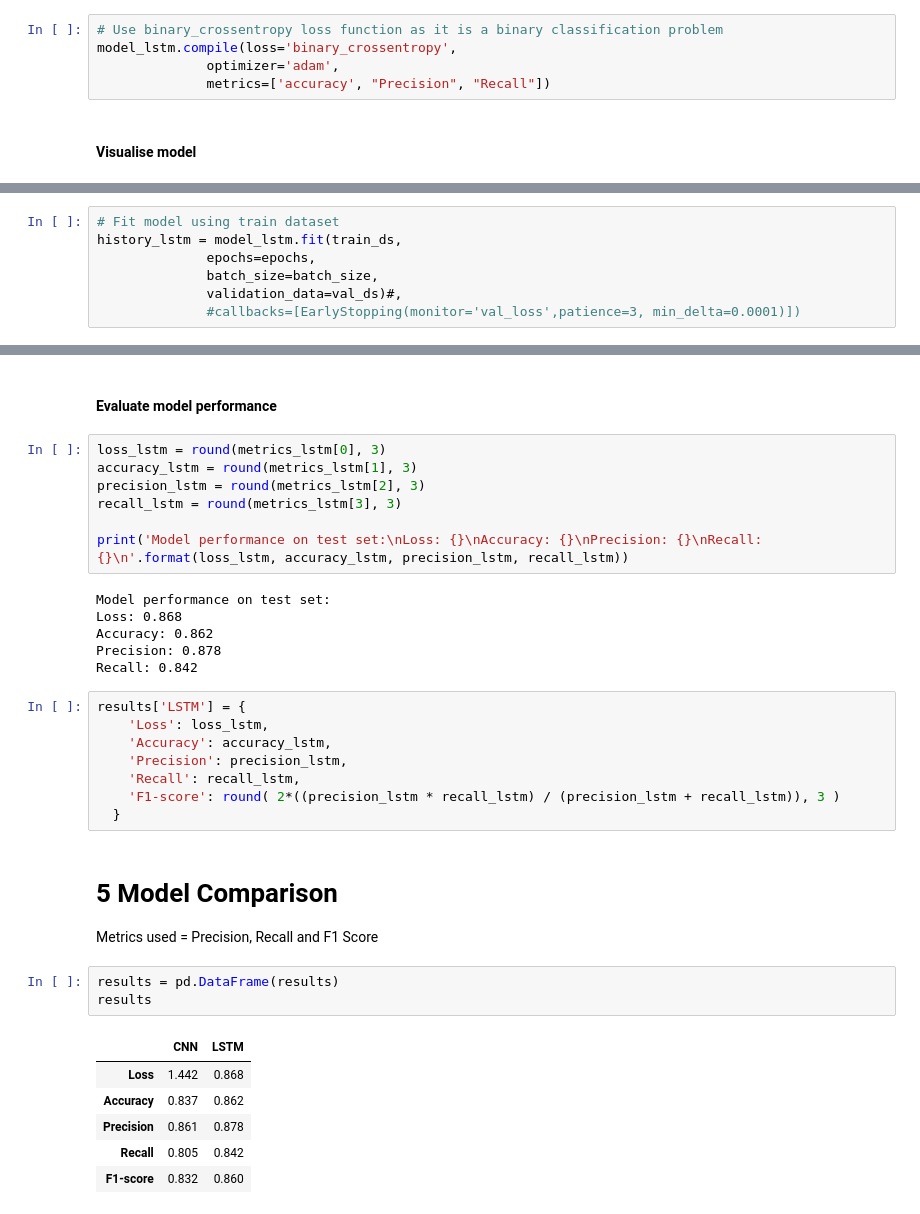
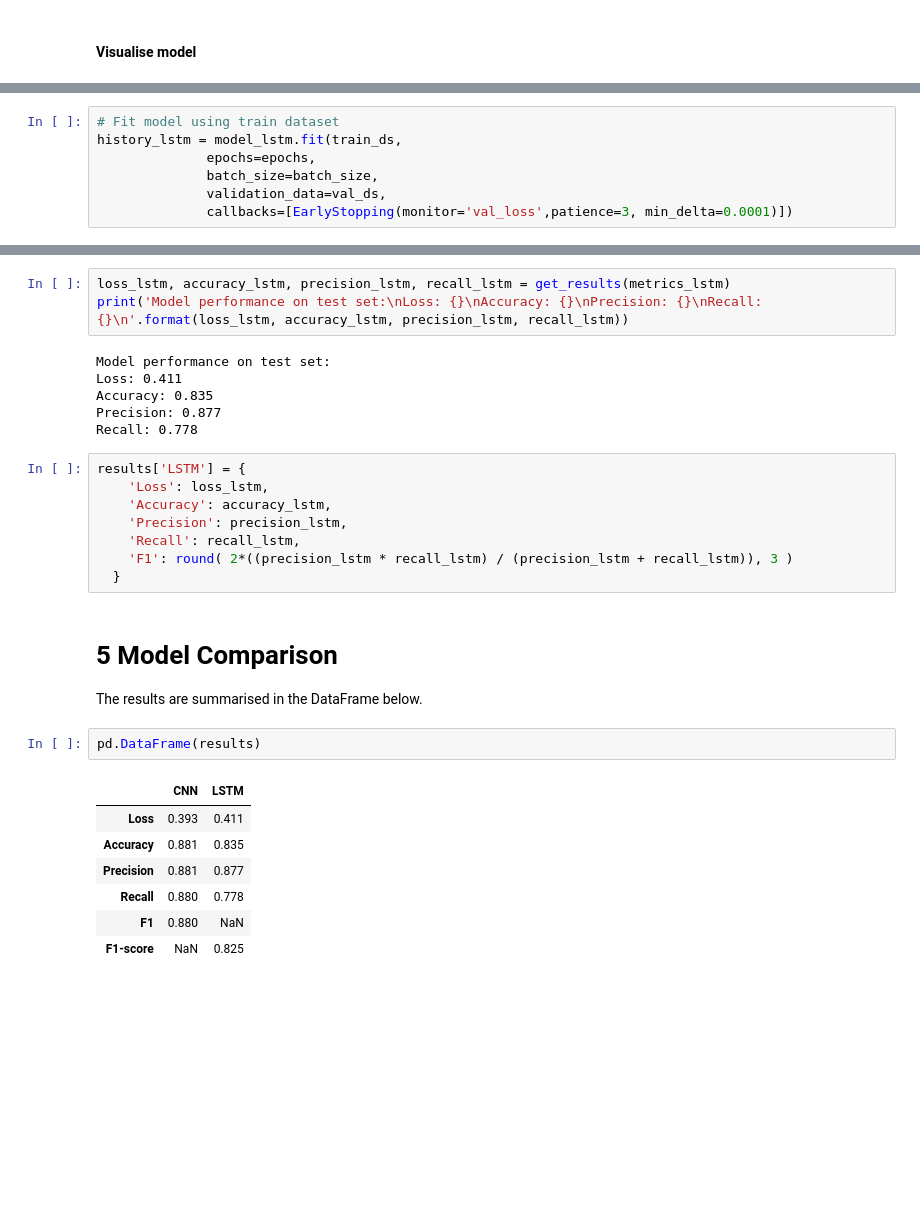
Before and after one commit to bigteo/BT4222_Assignment3, a Jupyter notebook: A3_A0203989N.ipynb, the cells around one changed output, grey strips where cells are left out. Saved outputs shown, nothing was run; the diff lists cells and outputs as text; blank space fills up the shorter version.

```diff
--- a/A3_A0203989N.ipynb
+++ b/A3_A0203989N.ipynb
@@ -368,8 +342,3 @@ model_lstm.add(Activation('sigmoid'))
-# %%
-# Use binary_crossentropy loss function as it is a binary classification problem
-model_lstm.compile(loss='binary_crossentropy',
-              optimizer='adam',
-              metrics=['accuracy', "Precision", "Recall"])
 # %% [markdown]
 #### Visualise model
 # %%
@@ -403,6 +371,6 @@ plot_model(model_lstm, show_shapes=True)
 history_lstm = model_lstm.fit(train_ds,
               epochs=epochs,
               batch_size=batch_size,
-              validation_data=val_ds)#,
-              #callbacks=[EarlyStopping(monitor='val_loss',patience=3, min_delta=0.0001)])
+              validation_data=val_ds,
+              callbacks=[EarlyStopping(monitor='val_loss',patience=3, min_delta=0.0001)])
 # %% [output]
@@ -448,36 +417,30 @@ metrics_lstm = model_lstm.evaluate(test_ds,verbose=1)
-# %% [markdown]
-#### Evaluate model performance
 # %%
-loss_lstm = round(metrics_lstm[0], 3)
-accuracy_lstm = round(metrics_lstm[1], 3)
-precision_lstm = round(metrics_lstm[2], 3)
-recall_lstm = round(metrics_lstm[3], 3)
-
+loss_lstm, accuracy_lstm, precision_lstm, recall_lstm = get_results(metrics_lstm)
 print('Model performance on test set:\nLoss: {}\nAccuracy: {}\nPrecision: {}\nRecall: {}\n'.format(loss_lstm, accuracy_lstm, precision_lstm, recall_lstm))
 # %% [output]
 Model performance on test set:
-Loss: 0.868
-Accuracy: 0.862
-Precision: 0.878
-Recall: 0.842
+Loss: 0.411
+Accuracy: 0.835
+Precision: 0.877
+Recall: 0.778
 # %%
 results['LSTM'] = {
     'Loss': loss_lstm,
     'Accuracy': accuracy_lstm,
     'Precision': precision_lstm,
     'Recall': recall_lstm,
-    'F1-score': round( 2*((precision_lstm * recall_lstm) / (precision_lstm + recall_lstm)), 3 )
+    'F1': round( 2*((precision_lstm * recall_lstm) / (precision_lstm + recall_lstm)), 3 )
   }
-# %% [markdown]
-# 5 Model Comparison
-Metrics used = Precision, Recall and F1 Score
+# %% [markdown]
+# 5 Model Comparison
+The results are summarised in the DataFrame below.
 # %%
-results = pd.DataFrame(results)
-results
+pd.DataFrame(results)
 # %% [output]
 |  | CNN | LSTM |
-| Loss | 1.442 | 0.868 |
-| Accuracy | 0.837 | 0.862 |
-| Precision | 0.861 | 0.878 |
-| Recall | 0.805 | 0.842 |
-| F1-score | 0.832 | 0.860 |
+| Loss | 0.393 | 0.411 |
+| Accuracy | 0.881 | 0.835 |
+| Precision | 0.881 | 0.877 |
+| Recall | 0.880 | 0.778 |
+| F1 | 0.880 | NaN |
+| F1-score | NaN | 0.825 |
```
Also changed, not shown: parts of 67 cells of this notebook.
